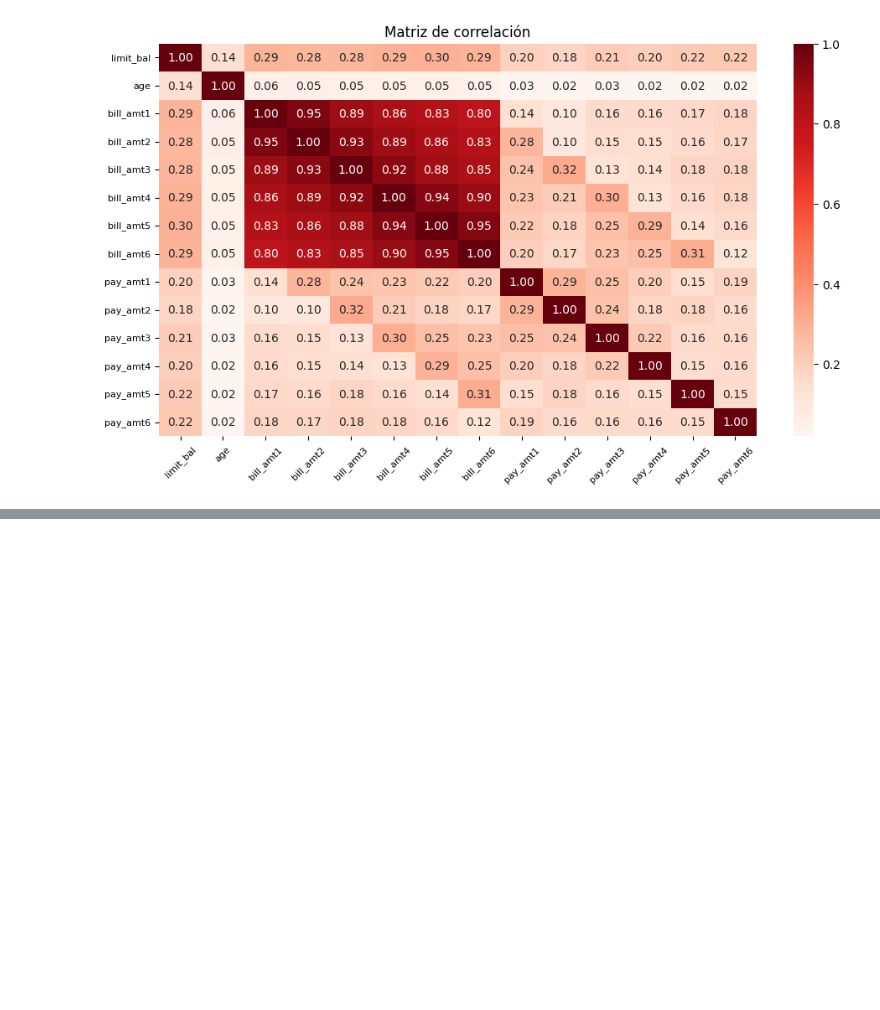
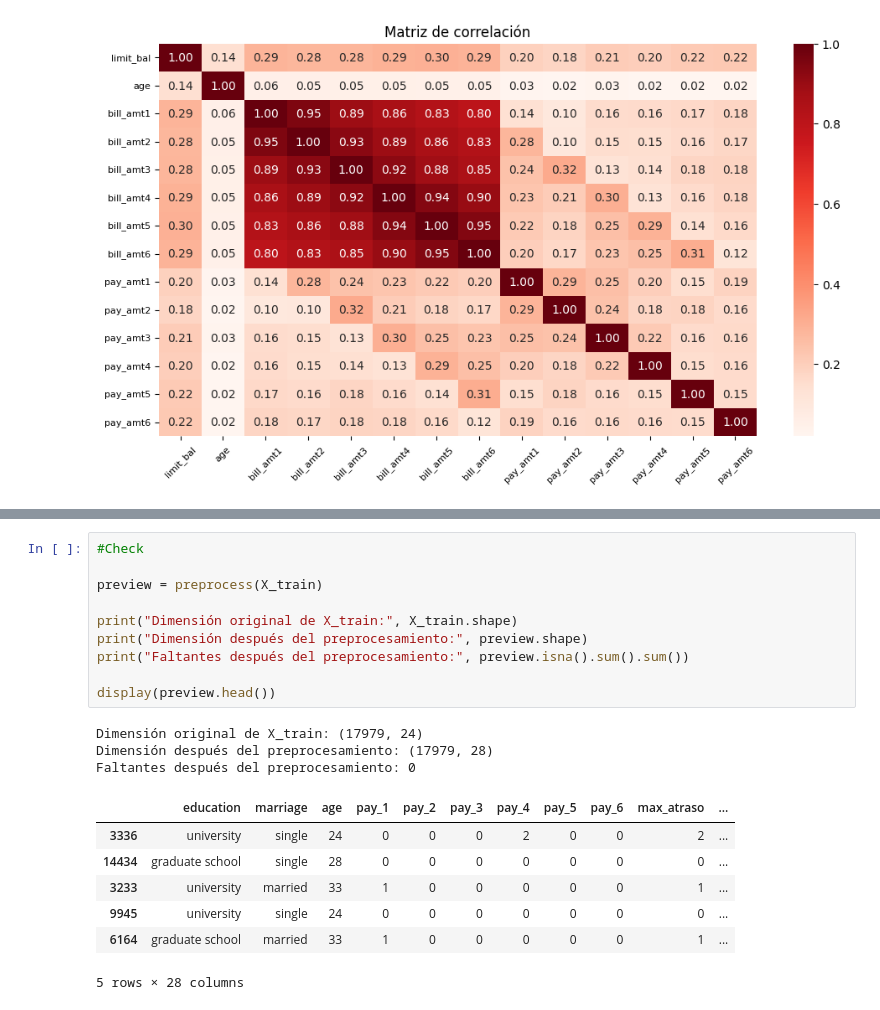
Before and after one commit to implementacion-modelos/Implementacion_modelos, a Jupyter notebook: TP_integrador_grupal.ipynb, the cells around one changed output, grey strips where cells are left out. Saved outputs shown, nothing was run; the diff lists cells and outputs as text; blank space fills up the shorter version.

```diff
--- a/TP_integrador_grupal.ipynb
+++ b/TP_integrador_grupal.ipynb
@@ -520,0 +924,21 @@ plt.show()
+# %%
+#Check
+
+preview = preprocess(X_train)
+
+print("Dimensión original de X_train:", X_train.shape)
+print("Dimensión después del preprocesamiento:", preview.shape)
+print("Faltantes después del preprocesamiento:", preview.isna().sum().sum())
+
+display(preview.head())
+# %% [output]
+Dimensión original de X_train: (17979, 24)
+Dimensión después del preprocesamiento: (17979, 28)
+Faltantes después del preprocesamiento: 0
+|  | education | marriage | age | pay_1 | pay_2 | pay_3 | pay_4 | pay_5 | pay_6 | max_atraso | ... |
+| 3336 | university | single | 24 | 0 | 0 | 0 | 2 | 0 | 0 | 2 | ... |
+| 14434 | graduate school | single | 28 | 0 | 0 | 0 | 0 | 0 | 0 | 0 | ... |
+| 3233 | university | married | 33 | 1 | 0 | 0 | 0 | 0 | 0 | 1 | ... |
+| 9945 | university | single | 24 | 0 | 0 | 0 | 0 | 0 | 0 | 0 | ... |
+| 6164 | graduate school | married | 33 | 1 | 0 | 0 | 0 | 0 | 0 | 1 | ... |
+5 rows × 28 columns
```
Also changed, not shown: parts of 22 cells of this notebook.
